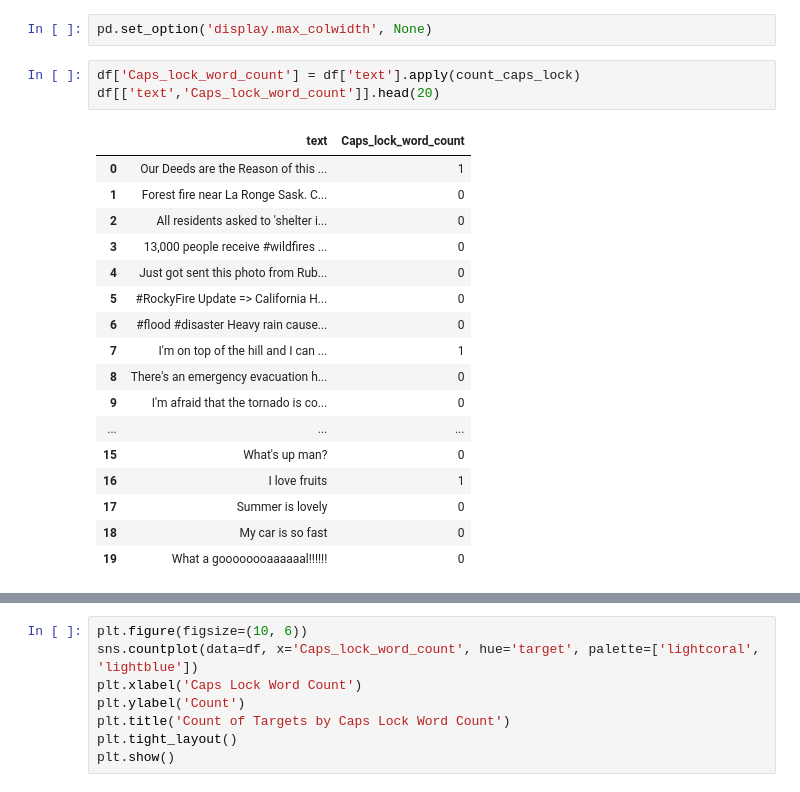
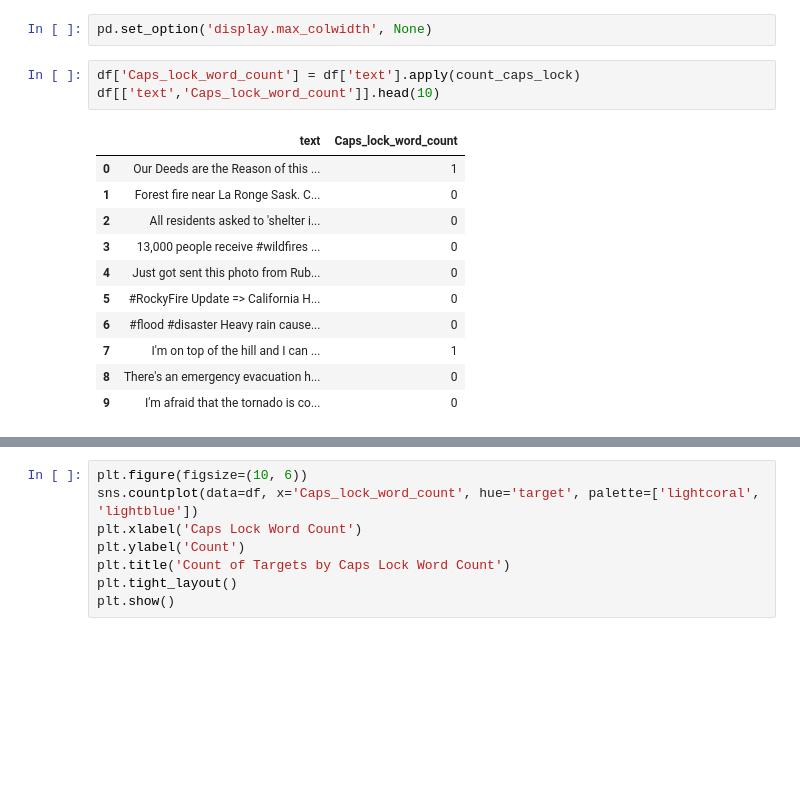
Before and after one commit to katarzynarogalska/DisasterTweets_KaggleCompetition, a Jupyter notebook: notebooks/TweetsEDA.ipynb, the cells around one changed output, grey strips where cells are left out. Saved outputs shown, nothing was run; the diff lists cells and outputs as text; blank space fills up the shorter version.

```diff
--- a/notebooks/TweetsEDA.ipynb
+++ b/notebooks/TweetsEDA.ipynb
@@ -108,22 +109,16 @@ def count_caps_lock(text):
 pd.set_option('display.max_colwidth', None)
 # %%
 df['Caps_lock_word_count'] = df['text'].apply(count_caps_lock)
-df[['text','Caps_lock_word_count']].head(20)
+df[['text','Caps_lock_word_count']].head(10)
 # %% [output]
 |  | text | Caps_lock_word_count |
 | 0 | Our Deeds are the Reason of this ... | 1 |
 | 1 | Forest fire near La Ronge Sask. C... | 0 |
 | 2 | All residents asked to 'shelter i... | 0 |
 | 3 | 13,000 people receive #wildfires ... | 0 |
 | 4 | Just got sent this photo from Rub... | 0 |
 | 5 | #RockyFire Update => California H... | 0 |
 | 6 | #flood #disaster Heavy rain cause... | 0 |
 | 7 | I'm on top of the hill and I can ... | 1 |
 | 8 | There's an emergency evacuation h... | 0 |
 | 9 | I'm afraid that the tornado is co... | 0 |
-| ... | ... | ... |
-| 15 | What's up man? | 0 |
-| 16 | I love fruits | 1 |
-| 17 | Summer is lovely | 0 |
-| 18 | My car is so fast | 0 |
-| 19 | What a goooooooaaaaaal!!!!!! | 0 |
```
Also changed, not shown: parts of 36 cells of this notebook.
